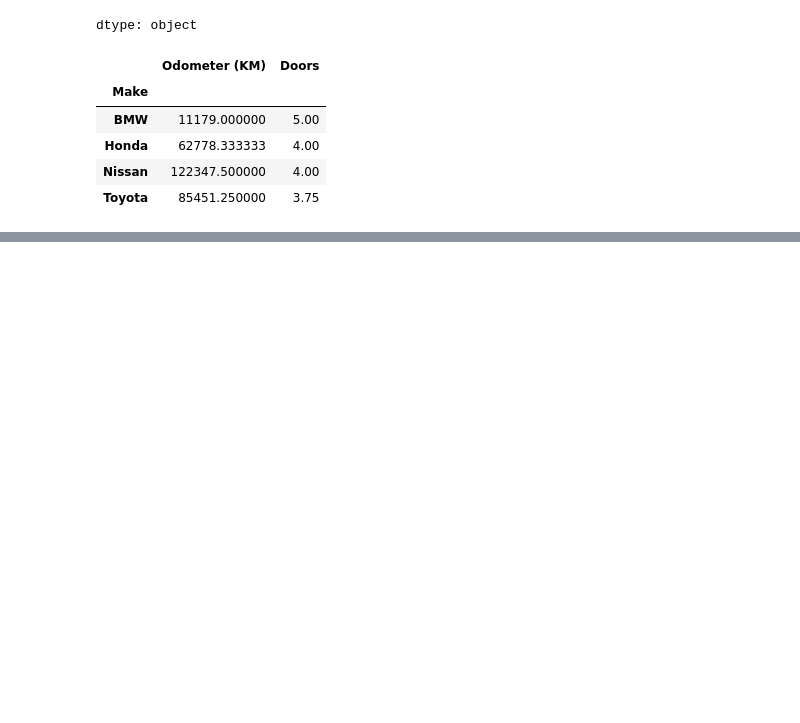
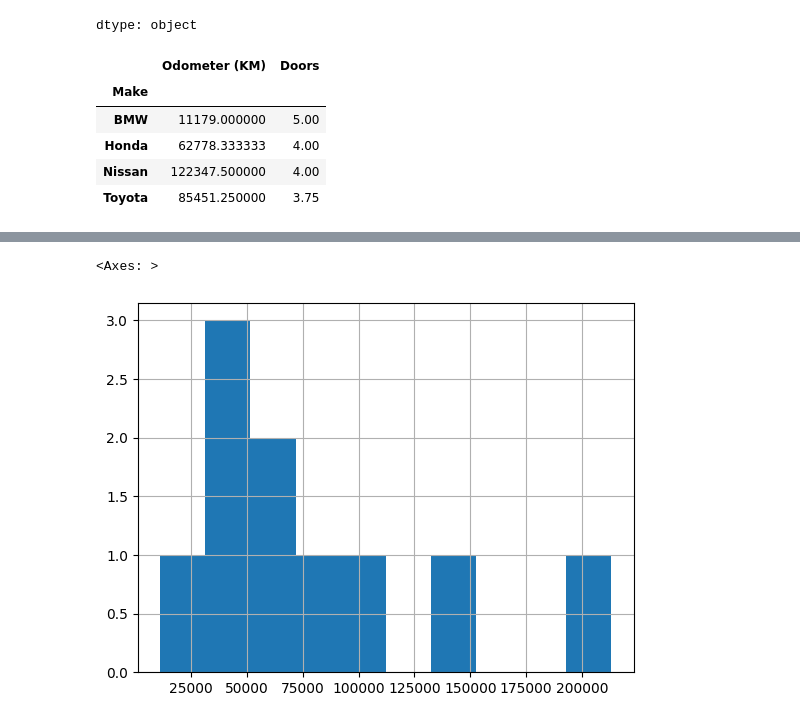
Before and after one commit to sheikh-asiful-islam/Pandas_Playground, a Jupyter notebook: Pandas_Playground.ipynb, the cells around one changed output, grey strips where cells are left out. Cells and saved outputs as stored; diff of their text form; code cells hidden in the pictures; blank space fills up the shorter version.

Commit message:
histogram function added

```diff
--- a/Pandas_Playground.ipynb
+++ b/Pandas_Playground.ipynb
@@ -476,0 +478,6 @@ car_sales["Odometer (KM)"].plot()
+# %%
+## using histogram. Histogram = frequency of values
+car_sales["Odometer (KM)"].hist()
+# %% [output]
+<Axes: >
+[figure, added]
```
Also changed, not shown: parts of 2 cells of this notebook.
